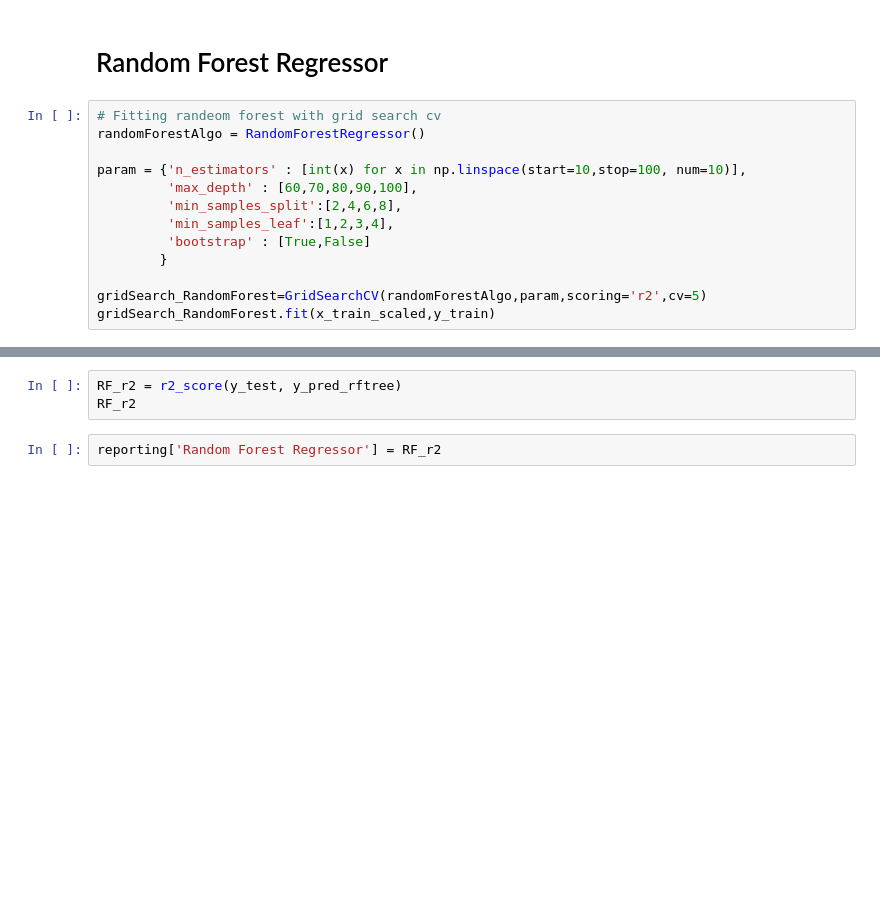
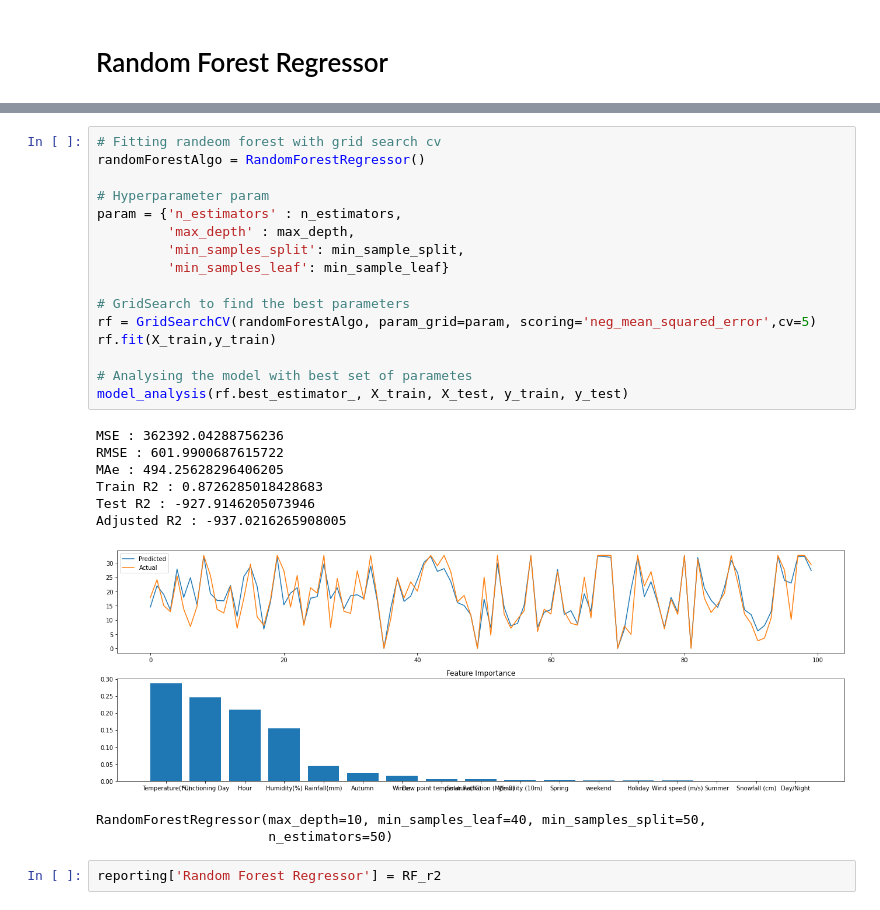
Before and after one commit to prajwalDU/Bike-sharing-demand-prdiction-prajwal, a Jupyter notebook: Final_Bike_Sharing_Demand_Prediction_Capstone_Project.ipynb, the cells around one changed output, grey strips where cells are left out. Cells and saved outputs as stored; diff of their text form; blank space fills up the shorter version.

```diff
--- a/Final_Bike_Sharing_Demand_Prediction_Capstone_Project.ipynb
+++ b/Final_Bike_Sharing_Demand_Prediction_Capstone_Project.ipynb
@@ -487,16 +494,3 @@ decisiontree_r2
 reporting['Decision Tree Regressor'] = decisiontree_r2
 # %% [markdown]
 # Random Forest Regressor
-# %%
-# Fitting randeom forest with grid search cv
-randomForestAlgo = RandomForestRegressor()
-
-param = {'n_estimators' : [int(x) for x in np.linspace(start=10,stop=100, num=10)],
-         'max_depth' : [60,70,80,90,100],
-         'min_samples_split':[2,4,6,8],
-         'min_samples_leaf':[1,2,3,4],
-         'bootstrap' : [True,False]
-        }
-
-gridSearch_RandomForest=GridSearchCV(randomForestAlgo,param,scoring='r2',cv=5)
-gridSearch_RandomForest.fit(x_train_scaled,y_train)
@@ -505,5 +497,28 @@ this is how we predict the target of one day with its features
-# %%
-RF_r2 = r2_score(y_test, y_pred_rftree)
-RF_r2
+# %%
+# Fitting randeom forest with grid search cv
+randomForestAlgo = RandomForestRegressor()
+
+# Hyperparameter param
+param = {'n_estimators' : n_estimators,
+         'max_depth' : max_depth,
+         'min_samples_split': min_sample_split,
+         'min_samples_leaf': min_sample_leaf}
+
+# GridSearch to find the best parameters
+rf = GridSearchCV(randomForestAlgo, param_grid=param, scoring='neg_mean_squared_error',cv=5)
+rf.fit(X_train,y_train)
+
+# Analysing the model with best set of parametes
+model_analysis(rf.best_estimator_, X_train, X_test, y_train, y_test)
+# %% [output]
+MSE : 362392.04288756236
+RMSE : 601.9900687615722
+MAe : 494.25628296406205
+Train R2 : 0.8726285018428683
+Test R2 : -927.9146205073946
+Adjusted R2 : -937.0216265908005
+[figure, added]
+RandomForestRegressor(max_depth=10, min_samples_leaf=40, min_samples_split=50,
+                      n_estimators=50)
 # %%
 reporting['Random Forest Regressor'] = RF_r2
```
Also changed, not shown: parts of 19 cells of this notebook.
